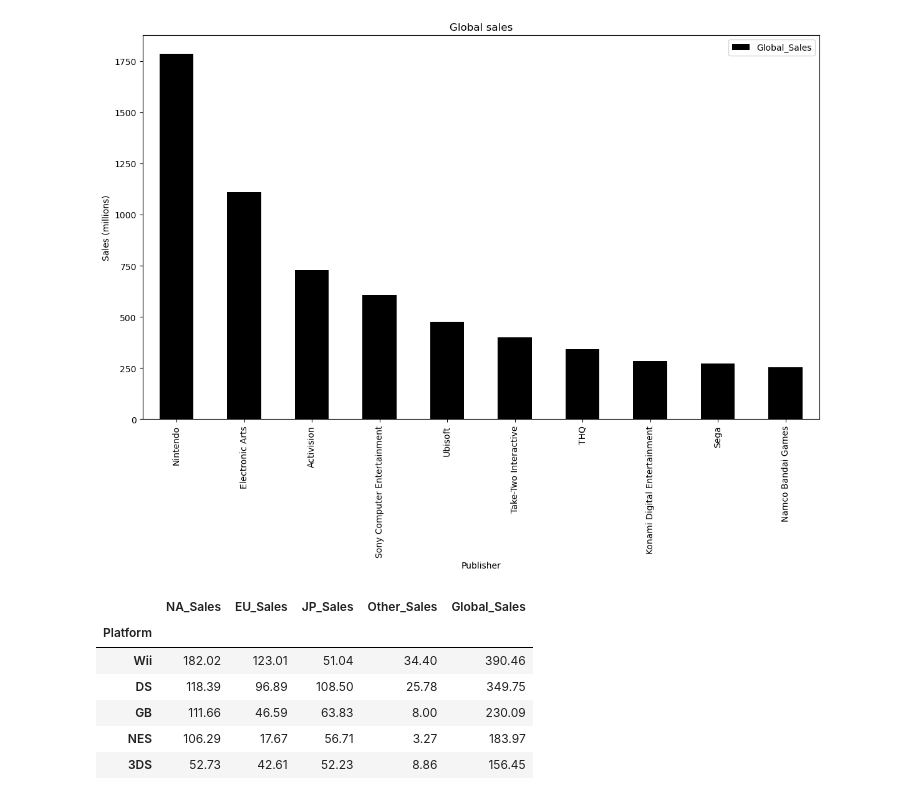
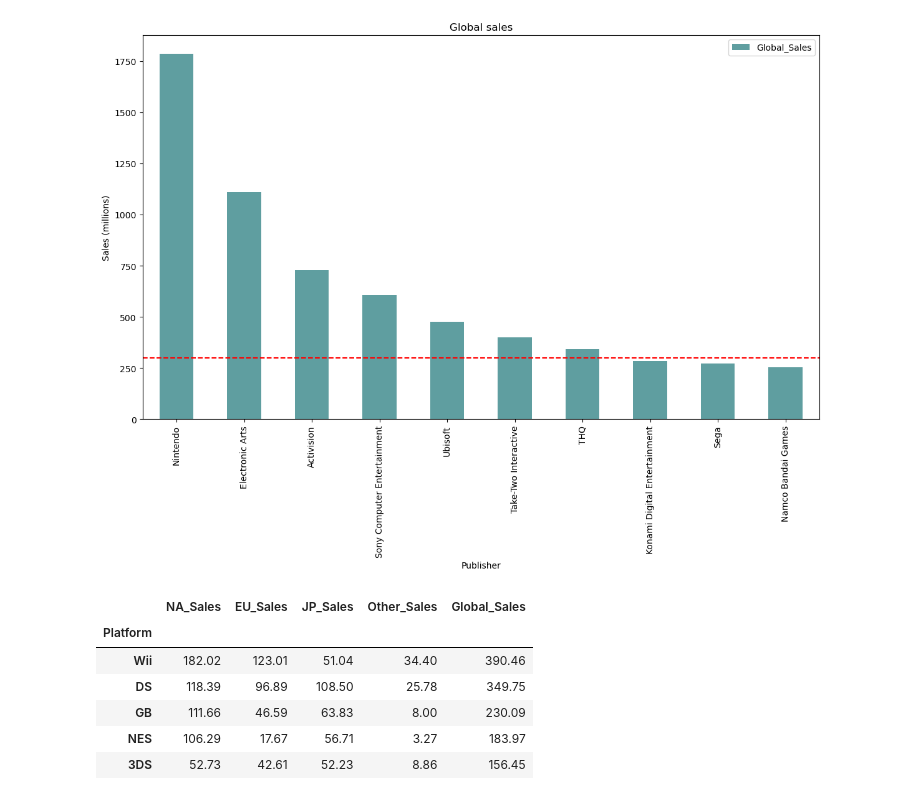
Before and after one commit to Thampi-hub/Springboard_RT, a Jupyter notebook: Videogame_sales.ipynb, the cells around one changed output. Drawn from its saved outputs; the diff is of its cells as text; code cells hidden in the pictures.

```diff
--- a/Videogame_sales.ipynb
+++ b/Videogame_sales.ipynb
@@ -6,5 +6,3 @@ import seaborn as sns
 # %%
-popgames100 = pd.read_csv("./Presentation/games.csv")
-games2024 = pd.read_csv("./Presentation/vgchartz-2024.csv")
-top100sales = pd.read_csv("./Presentation/vgsales.csv")
-steamrec = pd.read_csv("./Presentation/games_oth.csv")
+top100sales = pd.read_csv("./vgsales.csv")
+top100sales.head()
@@ -91,13 +105,14 @@ plt.show()
 # %%
 publisher_sales = top100sales.groupby('Publisher')[['NA_Sales', 'EU_Sales', 'JP_Sales', 'Other_Sales', 'Global_Sales']].sum().nlargest(10, 'Global_Sales')
 
-publisher_sales[['Global_Sales']].sort_values(by='Global_Sales', ascending=False).plot(kind='bar', figsize=(14,8), color='black')
+publisher_sales[['Global_Sales']].sort_values(by='Global_Sales', ascending=False).plot(kind='bar', figsize=(14,8), color='cadetblue')
 plt.title('Global sales')
 plt.xlabel('Publisher')
 plt.ylabel('Sales (millions)')
+plt.axhline(y = 300, color = 'r', linestyle = 'dashed')
 plt.show()
 # %% [output]
-[figure, old version]
+[figure, new version]
 # %%
 nintendo = top100sales[top100sales['Publisher']=='Nintendo']
 platform_sales = nintendo.groupby('Platform')[['NA_Sales', 'EU_Sales', 'JP_Sales', 'Other_Sales', 'Global_Sales']].sum()
```
Also changed, not shown: parts of 26 cells of this notebook.
